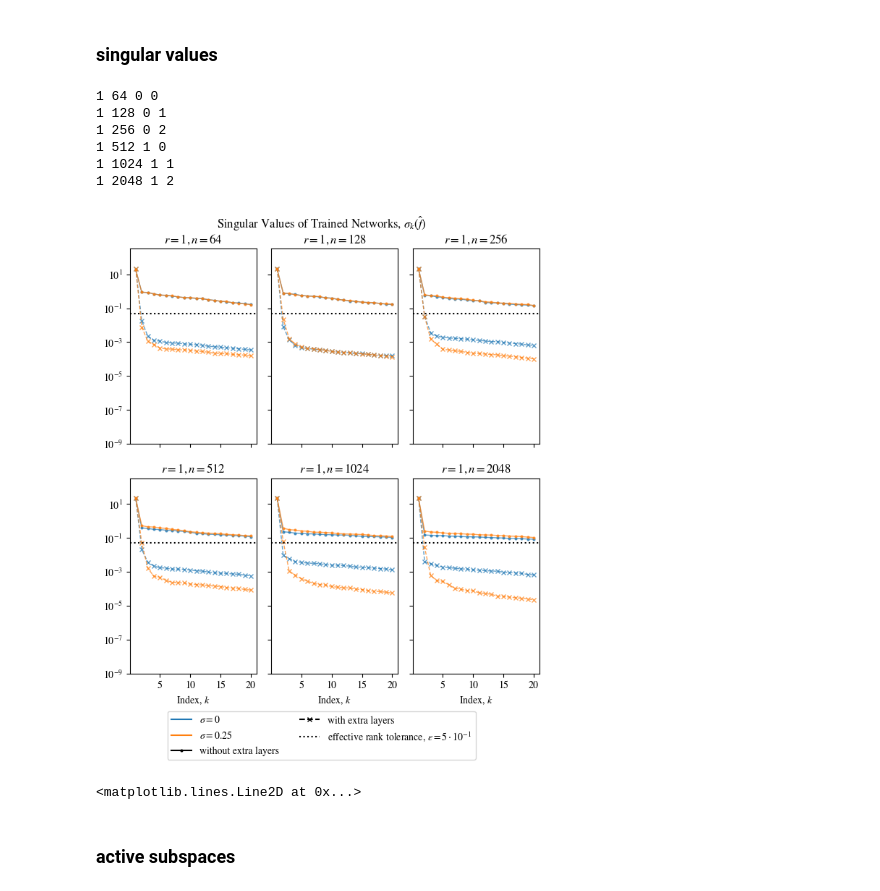
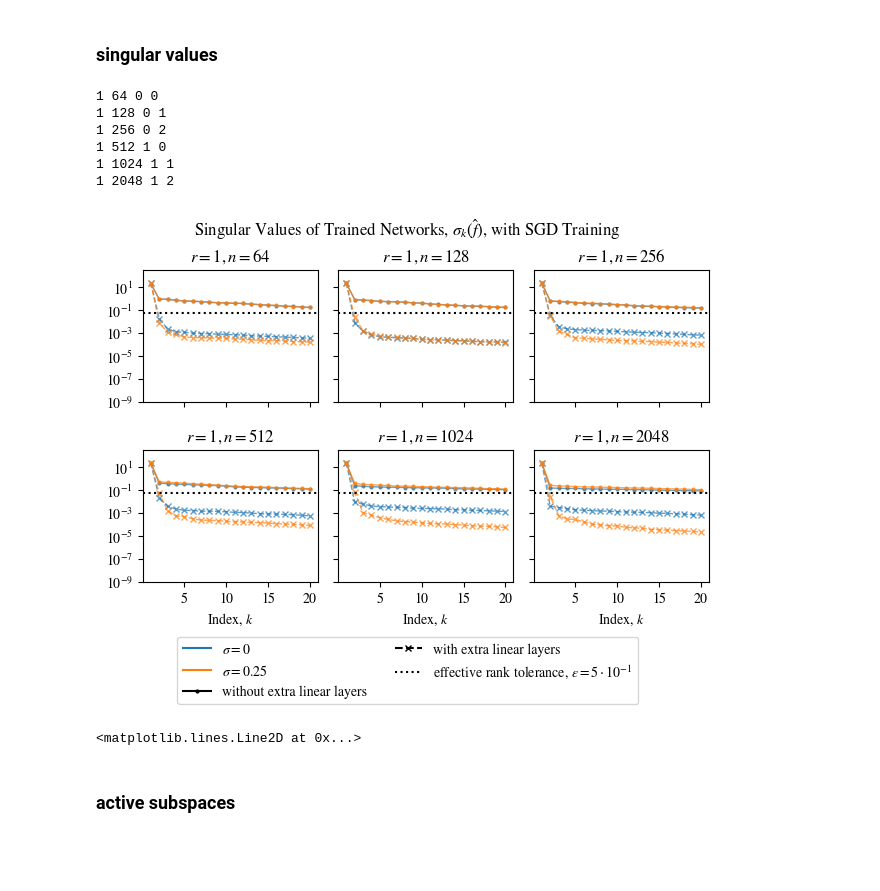
Before and after one commit to suzannastep/linear_layers_experiments, a Jupyter notebook: figs/plotting_results_SGD.ipynb, the cells around one changed output. Drawn from its saved outputs; the diff is of its cells as text; code cells hidden in the pictures; blank space fills up the shorter version.

Commit message:
new sgd plots

```diff
--- a/figs/plotting_results_SGD.ipynb
+++ b/figs/plotting_results_SGD.ipynb
@@ -317,12 +318,12 @@ colors = {
     0.25:"C1",
 }
 labels = {
-    "without extra layers":"-",
-    "with extra layers"   :"--",
+    "without extra linear layers":"-",
+    "with extra linear layers"   :"--",
 }
 markers = {
-    "without extra layers":".",
-    "with extra layers"   :"x",
+    "without extra linear layers":".",
+    "with extra linear layers"   :"x",
 }
 # %% [markdown]
 ### generalization
@@ -395,7 +395,7 @@ handles += [
 handles += [Line2D([0], [0], color='k', ls=':', label=r"effective rank tolerance, $\varepsilon = 5\cdot10^{-1}$")]
 
 ranktol = 5e-2 #INCREASED FROM 1e-3
-f, ax = plt.subplots(nrows=len(res.r.unique())*2, ncols=3, sharex=True, sharey=True, figsize=(columnwidth,7))#,5.75))
+f, ax = plt.subplots(nrows=len(res.r.unique())*2, ncols=3, sharex=True, sharey=True, figsize=(columnwidth,4.25))#,5.75))
 for rnum,r in enumerate(res.r.unique()):
     for nnum,n in enumerate(res.n.unique()):
         row = 2*rnum + nnum // 3
@@ -403,38 +403,38 @@ for rnum,r in enumerate(res.r.unique()):
         print(r,n,row,col)
         for sigma in res.sigma.unique():
             for label,ls in labels.items():
-                if label == "with extra layers":#"with linear layers":
+                if label == "with extra linear layers":#"with linear layers":
                     curr = bestLres[(bestLres.r == r) * (bestLres.n == n) * (bestLres["sigma"] == sigma)]
-                elif label == "without extra layers":#"without linear layers":
+                elif label == "without extra linear layers":#"without linear layers":
                     curr = res[(res.L == 2) * (res.n == n) * (res.r == r) * (res["sigma"]==sigma)]
                 marker = markers[label]
                 ax[row,col].semilogy(curr["Gradient Singular Values"].values[0]/np.sqrt(2048),
                     linestyle=ls,
                     linewidth=1,
                     alpha=0.7,
                     marker=marker,
                     markersize=markersize,
                     color=colors[sigma])
         ax[row,col].axhline(y=ranktol, color='k', linestyle=':',alpha=1, label = r"effective rank tolerance, $\varepsilon = 10^{1}$")
         ax[row,col].set_xticks(list(range(4,20,5)),list(range(5,21,5)))
         ax[0,0].set_yticks([10**p for p in range(-9,3,2)])
         ax[row,col].set_title(rf"$r={r},n={n}$")
         ax[-1,col].set_xlabel(rf"Index, $k$")
         ax[row,col].set_ylim(10**(-9),10**(2.5))
 f.legend(handles=handles, ncol=2, loc = 'upper center', bbox_to_anchor=(0.5,0.01))
-plt.suptitle(r"Singular Values of Trained Networks, $\sigma_k(\hat{f})$")
+plt.suptitle(r"Singular Values of Trained Networks, $\sigma_k(\hat{f})$, with SGD Training")
 plt.tight_layout(pad=0.5,h_pad=1.08, w_pad=1.08)
 plt.savefig(job_name+f"_labelnoise_sv.pdf",dpi=300, bbox_inches='tight')
 plt.show()
 handles.pop()
 # %% [output]
 1 64 0 0
 1 128 0 1
 1 256 0 2
 1 512 1 0
 1 1024 1 1
 1 2048 1 2
-[figure, old version]
+[figure, new version]
 <matplotlib.lines.Line2D at 0x...>
 # %% [markdown]
 ### active subspaces
```
Also changed, not shown: parts of 4 cells of this notebook, 11 other files.
